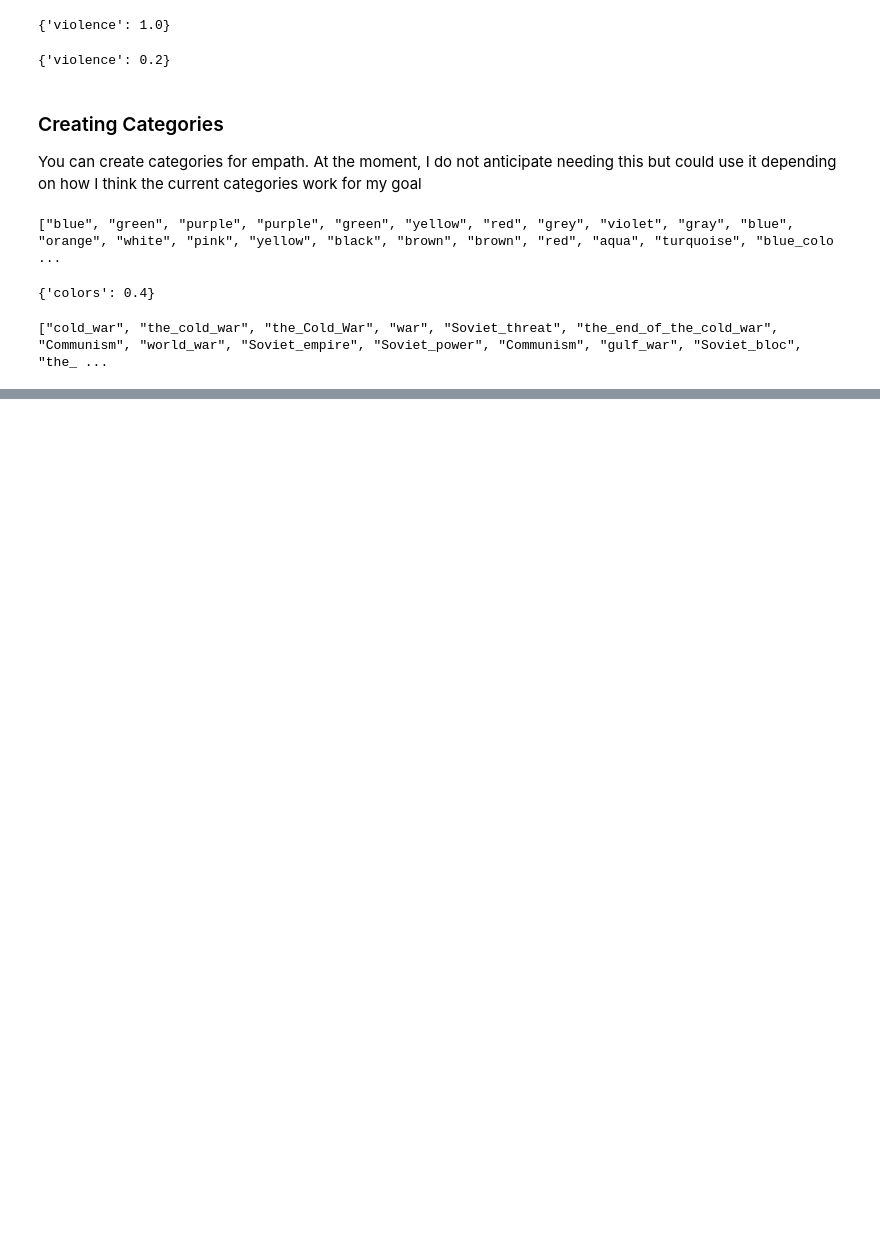
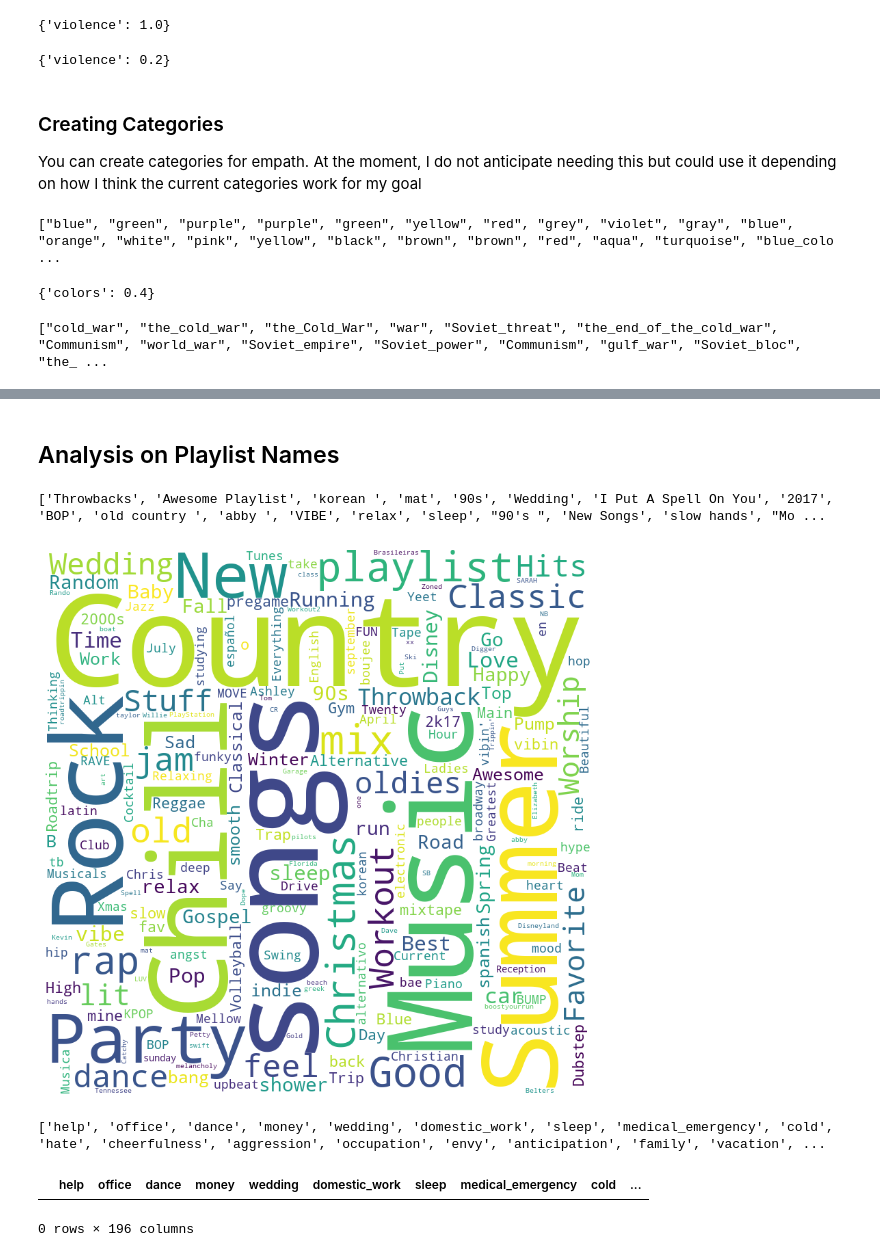
Before and after one commit to victoriab027/Creatify, a Jupyter notebook: notebooks/9.0-emotional-analysis.ipynb, the cells around one changed output, grey strips where cells are left out. Cells and saved outputs as stored; diff of their text form; code cells hidden in the pictures; blank space fills up the shorter version.

```diff
--- a/notebooks/9.0-emotional-analysis.ipynb
+++ b/notebooks/9.0-emotional-analysis.ipynb
@@ -58,0 +92,2 @@ lexicon.create_category("cold_war", ["cold_war"], model="nytimes")
+# %% [markdown]
+## Analysis on Playlist Names
@@ -58,0 +99,28 @@ lexicon.create_category("cold_war", ["cold_war"], model="nytimes")
+# %%
+p1 = open('/Users/victoria/Documents/me/Creatify/notebooks/data/mpd.slice.0-999.json')
+data = json.load(p1)
+# %%
+# Gather a list of playlists
+playlist_names = []
+for i in range(len(data['playlists'])):
+    playlist_names.append(data['playlists'][i]['name'])
+print(playlist_names)
+# %% [output]
+['Throwbacks', 'Awesome Playlist', 'korean ', 'mat', '90s', 'Wedding', 'I Put A Spell On You', '2017', 'BOP', 'old country ', 'abby ', 'VIBE', 'relax', 'sleep', "90's ", 'New Songs', 'slow hands', "Mo ...
+# %%
+from wordcloud import WordCloud
+
+text = " ".join(review for review in playlist_names)
+
+wordcloud = WordCloud(width = 800, height = 800,
+                background_color ='white',
+                min_font_size = 10).generate(text)
+
+plt.figure(figsize = (8, 8), facecolor = None)
+plt.imshow(wordcloud)
+plt.axis("off")
+plt.tight_layout(pad = 0)
+
+plt.show()
+# %% [output]
+[figure, added]
@@ -58,0 +129,8 @@ lexicon.create_category("cold_war", ["cold_war"], model="nytimes")
+# %%
+# get a list of categories
+categories = list(lexicon.cats.keys())
+
+# print the list of categories
+print(categories)
+# %% [output]
+['help', 'office', 'dance', 'money', 'wedding', 'domestic_work', 'sleep', 'medical_emergency', 'cold', 'hate', 'cheerfulness', 'aggression', 'occupation', 'envy', 'anticipation', 'family', 'vacation', ...
@@ -58,0 +140,5 @@ lexicon.create_category("cold_war", ["cold_war"], model="nytimes")
+# %%
+df.head()
+# %% [output]
+|  | help | office | dance | money | wedding | domestic_work | sleep | medical_emergency | cold | ... |
+0 rows × 196 columns
```
Also changed, not shown: parts of 13 cells of this notebook, 5 other files.
